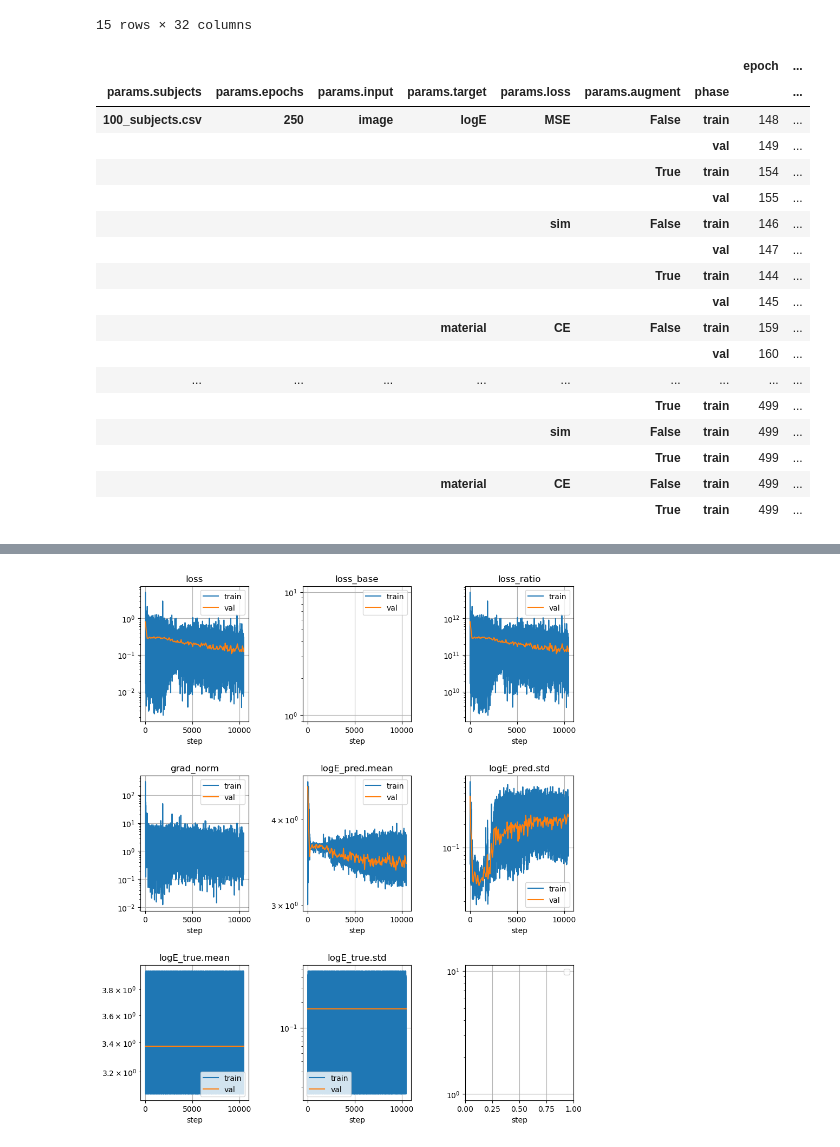
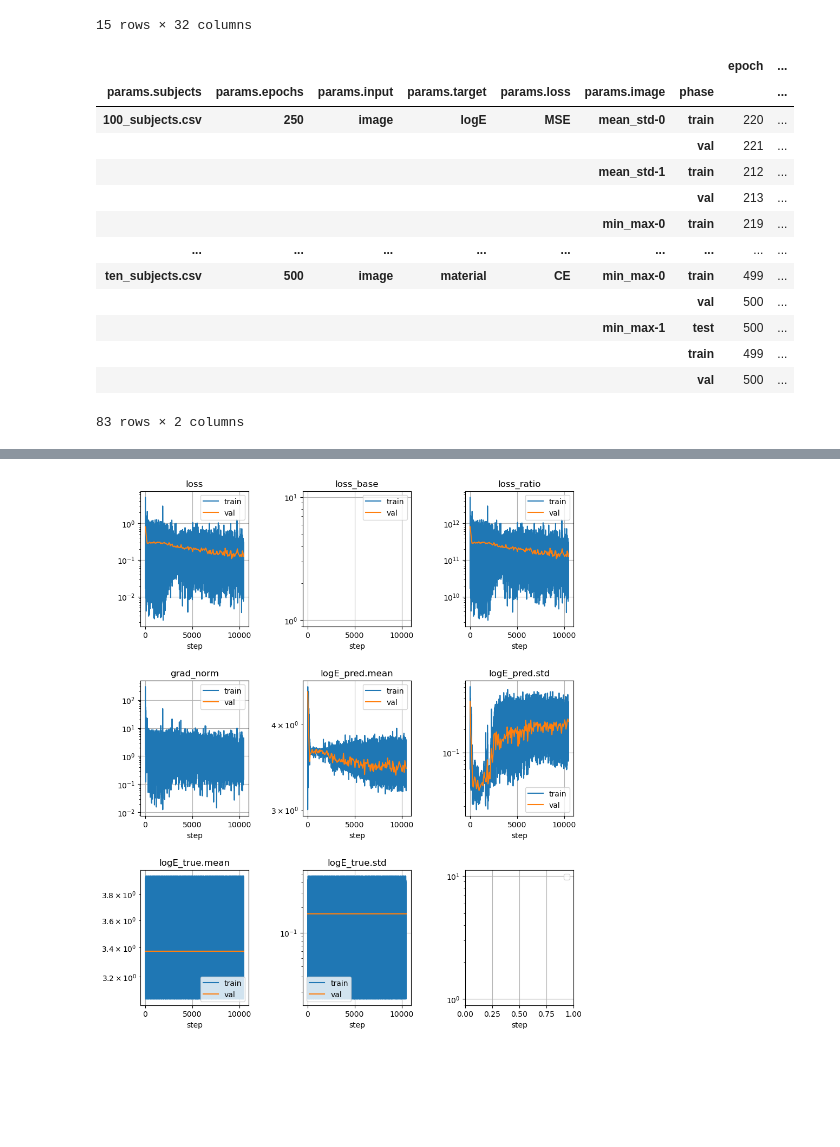
Before and after one commit to mattragoza/lung-project, a Jupyter notebook: notebooks/shapenet/32-training-experiment-new.ipynb, the cells around one changed output, grey strips where cells are left out. Cells and saved outputs as stored; diff of their text form; code cells hidden in the pictures; blank space fills up the shorter version.

```diff
--- a/notebooks/shapenet/32-training-experiment-new.ipynb
+++ b/notebooks/shapenet/32-training-experiment-new.ipynb
@@ -312,7 +312,7 @@ len(grid)
 # %%
 %autoreload
 try:
-    jobs = ps.setup(base_dir, template, name_format, grid, overwrite=True)
+    jobs = ps.setup(base_dir, template, name_format, grid, overwrite=False)
 except OSError:
     jobs = ps.load(base_dir)
 
@@ -495,34 +494,31 @@ import seaborn as sns
 # load training jobs
 
 #base_dir = '2026-02-04_train' # task spec- segmentation and other tasks, compare dataset size. lr 1e-3, batch size 1.
-base_dir = '2026-02-05_train' # same tasks + data sizes, try noise less variant + augmentation, eval on train.
+#base_dir = '2026-02-05_train' # same tasks + data sizes, try noise less variant + augmentation, eval on train.
+base_dir = '2026-02-10_train'
 
 jobs_t = ps.load(base_dir)
 ex_df_t = ps.outputs(jobs_t, skip_errors=True, output_name='outputs/example_metrics.csv')
 mat_df_t = ps.outputs(jobs_t, skip_errors=True, output_name='outputs/material_metrics.csv')
 # %%
-param_cols = ['params.subjects', 'params.epochs', 'params.input', 'params.target', 'params.loss', 'params.augment']
+param_cols = ['params.subjects', 'params.epochs', 'params.input', 'params.target', 'params.loss', 'params.image']
 
 ex_df_t.groupby(param_cols + ['phase'])[['epoch', 'step']].max()
 # %% [output]
 |  |  |  |  |  |  |  | epoch | ... |
-| params.subjects | params.epochs | params.input | params.target | params.loss | params.augment | phase |  | ... |
-| 100_subjects.csv | 250 | image | logE | MSE | False | train | 148 | ... |
-|  |  |  |  |  |  | val | 149 | ... |
-|  |  |  |  |  | True | train | 154 | ... |
-|  |  |  |  |  |  | val | 155 | ... |
-|  |  |  |  | sim | False | train | 146 | ... |
-|  |  |  |  |  |  | val | 147 | ... |
-|  |  |  |  |  | True | train | 144 | ... |
-|  |  |  |  |  |  | val | 145 | ... |
-|  |  |  | material | CE | False | train | 159 | ... |
-|  |  |  |  |  |  | val | 160 | ... |
+| params.subjects | params.epochs | params.input | params.target | params.loss | params.image | phase |  | ... |
+| 100_subjects.csv | 250 | image | logE | MSE | mean_std-0 | train | 220 | ... |
+|  |  |  |  |  |  | val | 221 | ... |
+|  |  |  |  |  | mean_std-1 | train | 212 | ... |
+|  |  |  |  |  |  | val | 213 | ... |
+|  |  |  |  |  | min_max-0 | train | 219 | ... |
 | ... | ... | ... | ... | ... | ... | ... | ... | ... |
-|  |  |  |  |  | True | train | 499 | ... |
-|  |  |  |  | sim | False | train | 499 | ... |
-|  |  |  |  |  | True | train | 499 | ... |
-|  |  |  | material | CE | False | train | 499 | ... |
-|  |  |  |  |  | True | train | 499 | ... |
+| ten_subjects.csv | 500 | image | material | CE | min_max-0 | train | 499 | ... |
+|  |  |  |  |  |  | val | 500 | ... |
+|  |  |  |  |  | min_max-1 | test | 500 | ... |
+|  |  |  |  |  |  | train | 499 | ... |
+|  |  |  |  |  |  | val | 500 | ... |
+83 rows × 2 columns
 # %%
 def assign_cols(row):
     data_path = row['params.subjects']
```
Also changed, not shown: parts of 10 cells of this notebook, 7 other files.
